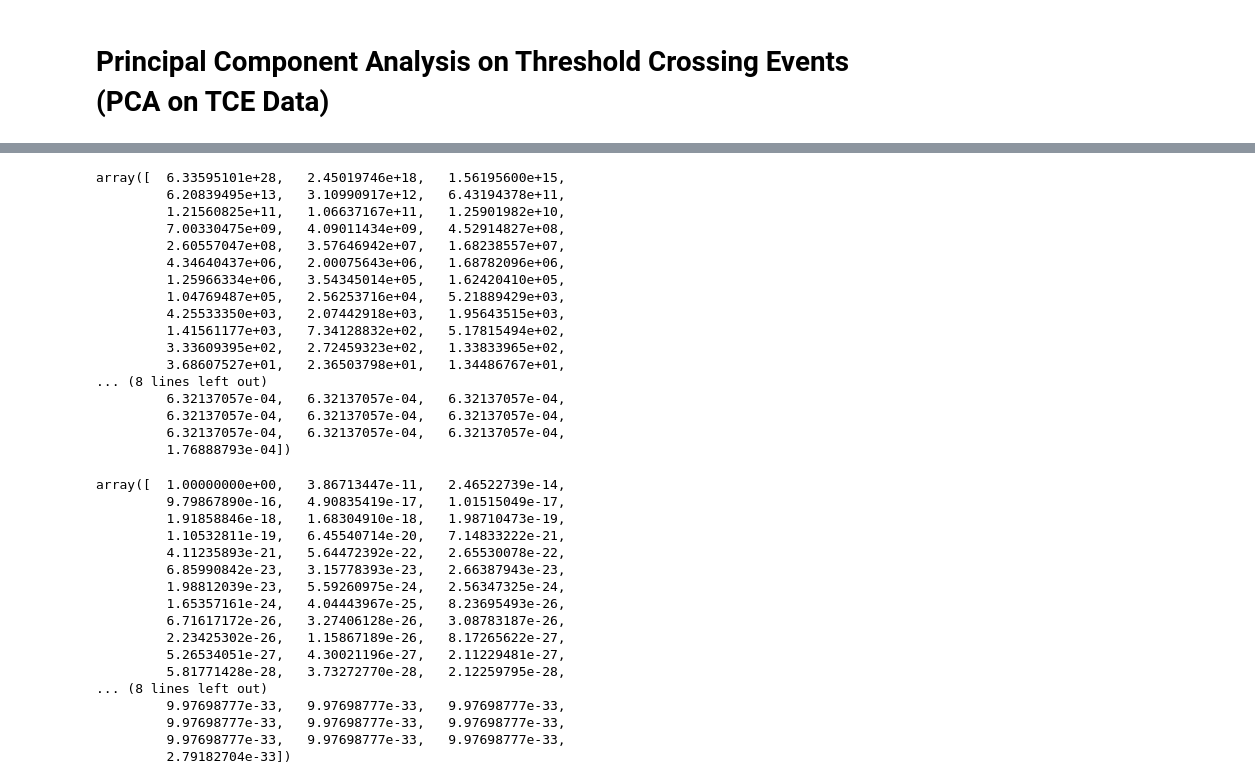
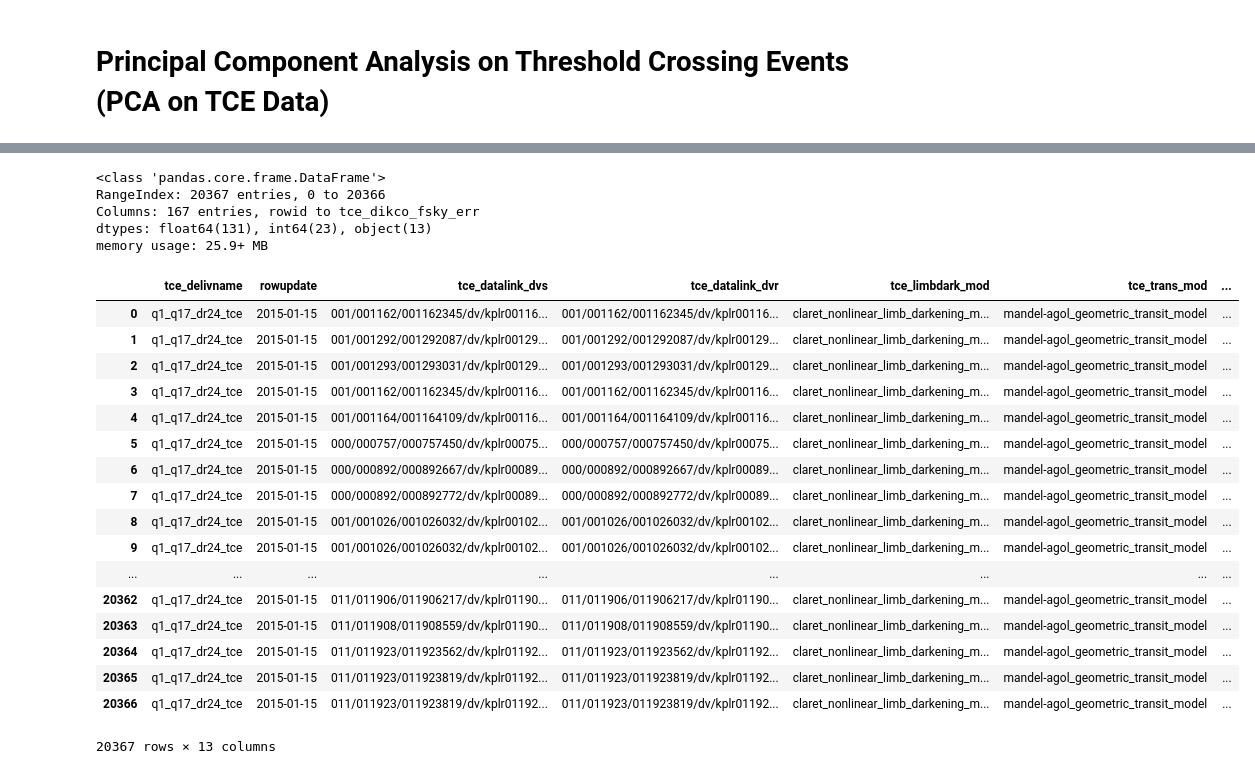
Before and after one commit to ppeiris/kepler, a Jupyter notebook: src/tce/pca/tec_pca.ipynb, the cells around one changed output, grey strips where cells are left out. Saved outputs shown, nothing was run; the diff lists cells and outputs as text; code cells hidden in the pictures.

```diff
--- a/src/tce/pca/tec_pca.ipynb
+++ b/src/tce/pca/tec_pca.ipynb
@@ -17,9 +17,5 @@ from sklearn.preprocessing import scale
 init_printing(use_latex = 'mathjax')
 # pd.set_option('max_columns', 50)
 # pd.set_option('max_rows', 10)
-# %%
-pd.set_option('display.max_rows', 20)
-pd.set_option('display.max_columns', 18)
-pd.set_option('display.width', 500)
 # %%
 %qtconsole
@@ -50,7 +22,2 @@ Load only columns defined in the **_tceColDescriptions_** data frame
 # %%
-tceRawDf = pd.read_csv(
-    "../../../data/total/q1_q17_dr24_tce.csv",
-    comment="#",
-    usecols=list(tceColDescriptions.parameter)
-)
-n_rows, n_cols = tceRawDf.shape
+tceColmns = pd.read_csv("../../../data/raw/tce/q1_q17_dr24_tce.csv", comment="#")
@@ -82,40 +24,29 @@ PCA(copy=True, n_components=70, whiten=False)
-# %%
-pca.explained_variance_
-# %% [output]
-array([  6.33595101e+28,   2.45019746e+18,   1.56195600e+15,
-         6.20839495e+13,   3.10990917e+12,   6.43194378e+11,
-         1.21560825e+11,   1.06637167e+11,   1.25901982e+10,
-         7.00330475e+09,   4.09011434e+09,   4.52914827e+08,
-         2.60557047e+08,   3.57646942e+07,   1.68238557e+07,
-         4.34640437e+06,   2.00075643e+06,   1.68782096e+06,
-         1.25966334e+06,   3.54345014e+05,   1.62420410e+05,
-         1.04769487e+05,   2.56253716e+04,   5.21889429e+03,
-         4.25533350e+03,   2.07442918e+03,   1.95643515e+03,
-         1.41561177e+03,   7.34128832e+02,   5.17815494e+02,
-         3.33609395e+02,   2.72459323e+02,   1.33833965e+02,
-         3.68607527e+01,   2.36503798e+01,   1.34486767e+01,
-... (8 lines left out)
-         6.32137057e-04,   6.32137057e-04,   6.32137057e-04,
-         6.32137057e-04,   6.32137057e-04,   6.32137057e-04,
-         6.32137057e-04,   6.32137057e-04,   6.32137057e-04,
-         1.76888793e-04])
-# %%
-pca.explained_variance_ratio_
-# %% [output]
-array([  1.00000000e+00,   3.86713447e-11,   2.46522739e-14,
-         9.79867890e-16,   4.90835419e-17,   1.01515049e-17,
-         1.91858846e-18,   1.68304910e-18,   1.98710473e-19,
-         1.10532811e-19,   6.45540714e-20,   7.14833222e-21,
-         4.11235893e-21,   5.64472392e-22,   2.65530078e-22,
-         6.85990842e-23,   3.15778393e-23,   2.66387943e-23,
-         1.98812039e-23,   5.59260975e-24,   2.56347325e-24,
-         1.65357161e-24,   4.04443967e-25,   8.23695493e-26,
-         6.71617172e-26,   3.27406128e-26,   3.08783187e-26,
-         2.23425302e-26,   1.15867189e-26,   8.17265622e-27,
-         5.26534051e-27,   4.30021196e-27,   2.11229481e-27,
-         5.81771428e-28,   3.73272770e-28,   2.12259795e-28,
-... (8 lines left out)
-         9.97698777e-33,   9.97698777e-33,   9.97698777e-33,
-         9.97698777e-33,   9.97698777e-33,   9.97698777e-33,
-         9.97698777e-33,   9.97698777e-33,   9.97698777e-33,
-         2.79182704e-33])
+# %%
+tceColmns.info()
+# %% [output]
+<class 'pandas.core.frame.DataFrame'>
+RangeIndex: 20367 entries, 0 to 20366
+Columns: 167 entries, rowid to tce_dikco_fsky_err
+dtypes: float64(131), int64(23), object(13)
+memory usage: 25.9+ MB
+# %%
+tceColmns.select_dtypes(include=['object'])
+# %% [output]
+|  | tce_delivname | rowupdate | tce_datalink_dvs | tce_datalink_dvr | tce_limbdark_mod | tce_trans_mod | ... |
+| 0 | q1_q17_dr24_tce | 2015-01-15 | 001/001162/001162345/dv/kplr00116... | 001/001162/001162345/dv/kplr00116... | claret_nonlinear_limb_darkening_m... | mandel-agol_geometric_transit_model | ... |
+| 1 | q1_q17_dr24_tce | 2015-01-15 | 001/001292/001292087/dv/kplr00129... | 001/001292/001292087/dv/kplr00129... | claret_nonlinear_limb_darkening_m... | mandel-agol_geometric_transit_model | ... |
+| 2 | q1_q17_dr24_tce | 2015-01-15 | 001/001293/001293031/dv/kplr00129... | 001/001293/001293031/dv/kplr00129... | claret_nonlinear_limb_darkening_m... | mandel-agol_geometric_transit_model | ... |
+| 3 | q1_q17_dr24_tce | 2015-01-15 | 001/001162/001162345/dv/kplr00116... | 001/001162/001162345/dv/kplr00116... | claret_nonlinear_limb_darkening_m... | mandel-agol_geometric_transit_model | ... |
+| 4 | q1_q17_dr24_tce | 2015-01-15 | 001/001164/001164109/dv/kplr00116... | 001/001164/001164109/dv/kplr00116... | claret_nonlinear_limb_darkening_m... | mandel-agol_geometric_transit_model | ... |
+| 5 | q1_q17_dr24_tce | 2015-01-15 | 000/000757/000757450/dv/kplr00075... | 000/000757/000757450/dv/kplr00075... | claret_nonlinear_limb_darkening_m... | mandel-agol_geometric_transit_model | ... |
+| 6 | q1_q17_dr24_tce | 2015-01-15 | 000/000892/000892667/dv/kplr00089... | 000/000892/000892667/dv/kplr00089... | claret_nonlinear_limb_darkening_m... | mandel-agol_geometric_transit_model | ... |
+| 7 | q1_q17_dr24_tce | 2015-01-15 | 000/000892/000892772/dv/kplr00089... | 000/000892/000892772/dv/kplr00089... | claret_nonlinear_limb_darkening_m... | mandel-agol_geometric_transit_model | ... |
+| 8 | q1_q17_dr24_tce | 2015-01-15 | 001/001026/001026032/dv/kplr00102... | 001/001026/001026032/dv/kplr00102... | claret_nonlinear_limb_darkening_m... | mandel-agol_geometric_transit_model | ... |
+| 9 | q1_q17_dr24_tce | 2015-01-15 | 001/001026/001026032/dv/kplr00102... | 001/001026/001026032/dv/kplr00102... | claret_nonlinear_limb_darkening_m... | mandel-agol_geometric_transit_model | ... |
+| ... | ... | ... | ... | ... | ... | ... | ... |
+| 20362 | q1_q17_dr24_tce | 2015-01-15 | 011/011906/011906217/dv/kplr01190... | 011/011906/011906217/dv/kplr01190... | claret_nonlinear_limb_darkening_m... | mandel-agol_geometric_transit_model | ... |
+| 20363 | q1_q17_dr24_tce | 2015-01-15 | 011/011908/011908559/dv/kplr01190... | 011/011908/011908559/dv/kplr01190... | claret_nonlinear_limb_darkening_m... | mandel-agol_geometric_transit_model | ... |
+| 20364 | q1_q17_dr24_tce | 2015-01-15 | 011/011923/011923562/dv/kplr01192... | 011/011923/011923562/dv/kplr01192... | claret_nonlinear_limb_darkening_m... | mandel-agol_geometric_transit_model | ... |
+| 20365 | q1_q17_dr24_tce | 2015-01-15 | 011/011923/011923819/dv/kplr01192... | 011/011923/011923819/dv/kplr01192... | claret_nonlinear_limb_darkening_m... | mandel-agol_geometric_transit_model | ... |
+| 20366 | q1_q17_dr24_tce | 2015-01-15 | 011/011923/011923819/dv/kplr01192... | 011/011923/011923819/dv/kplr01192... | claret_nonlinear_limb_darkening_m... | mandel-agol_geometric_transit_model | ... |
+20367 rows × 13 columns
```
Also changed, not shown: parts of 8 cells of this notebook, 10 other files.
